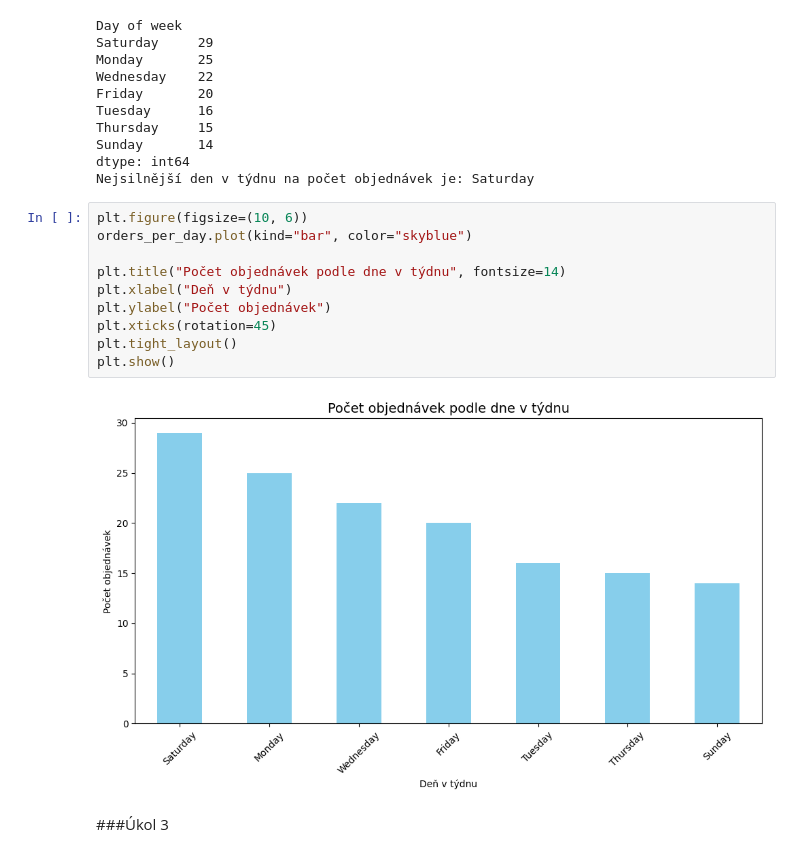
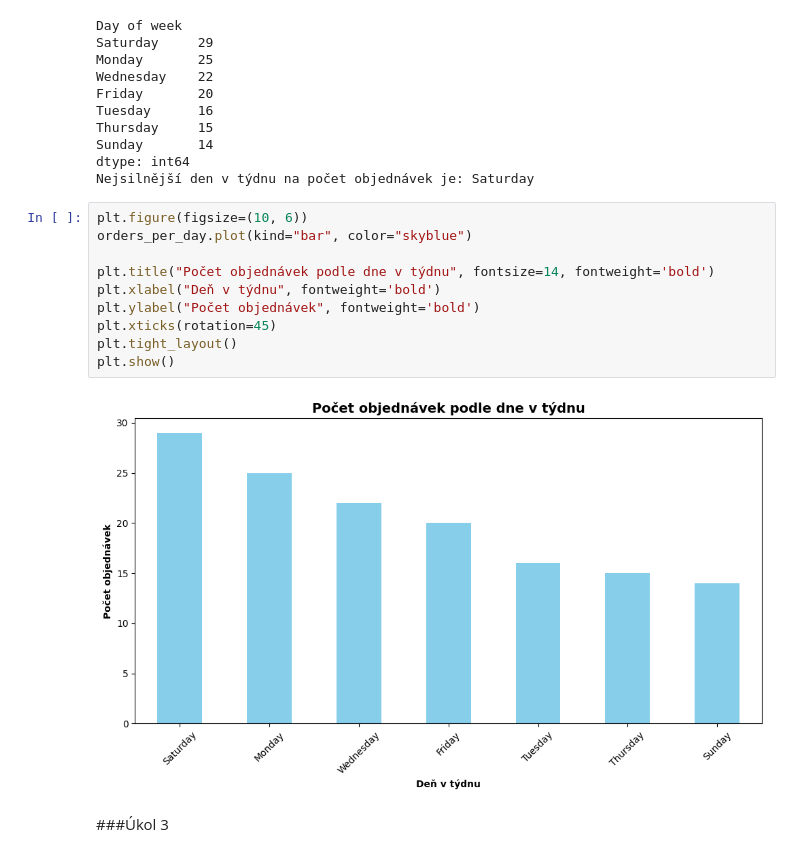
Before and after one commit to lukasgala19/Zadanie_LG, a Jupyter notebook: Zadanie_LG.ipynb, the cells around one changed output. Saved outputs shown, nothing was run; the diff lists cells and outputs as text.

```diff
--- a/Zadanie_LG.ipynb
+++ b/Zadanie_LG.ipynb
@@ -206,15 +206,15 @@ Nejsilnější den v týdnu na počet objednávek je: Saturday
 # %%
 plt.figure(figsize=(10, 6))
 orders_per_day.plot(kind="bar", color="skyblue")
 
-plt.title("Počet objednávek podle dne v týdnu", fontsize=14)
-plt.xlabel("Deň v týdnu")
-plt.ylabel("Počet objednávek")
+plt.title("Počet objednávek podle dne v týdnu", fontsize=14, fontweight='bold')
+plt.xlabel("Deň v týdnu", fontweight='bold')
+plt.ylabel("Počet objednávek", fontweight='bold')
 plt.xticks(rotation=45)
 plt.tight_layout()
 plt.show()
 # %% [output]
-[figure, old version]
+[figure, new version]
 # %% [markdown]
 ###Úkol 3
 # %%
```
Also changed, not shown: parts of 4 cells of this notebook.
